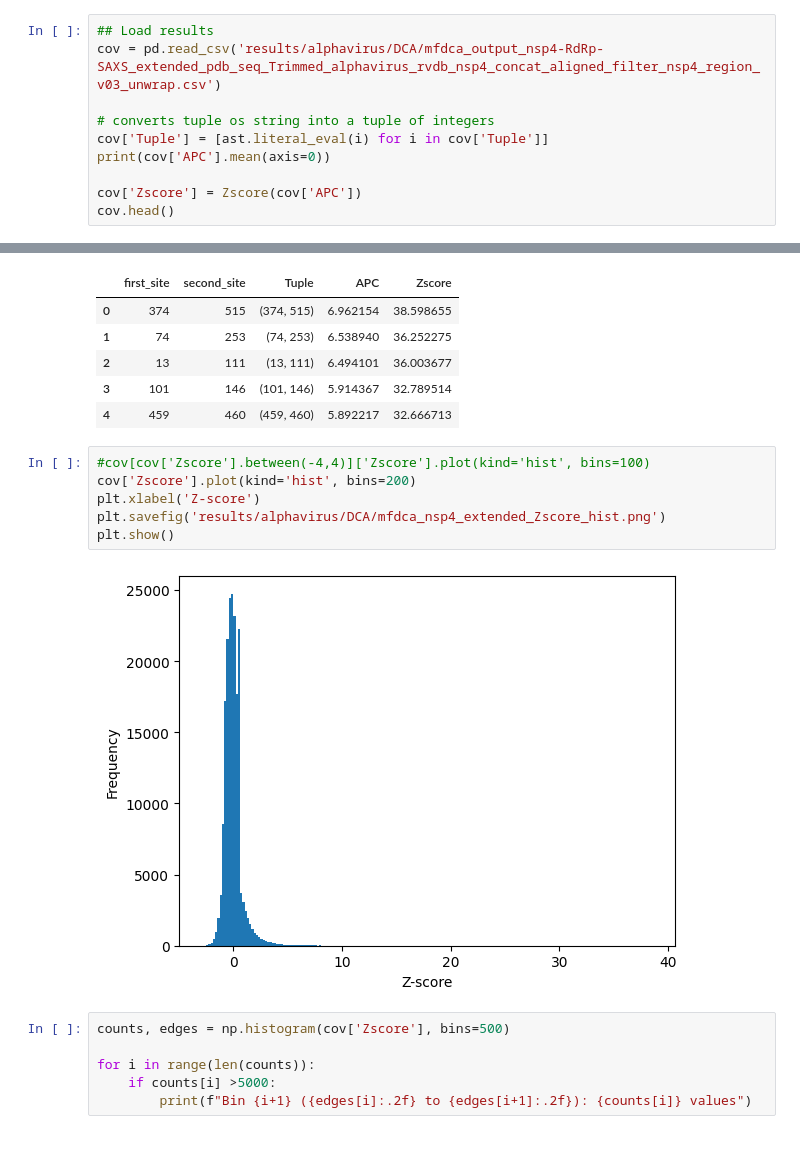
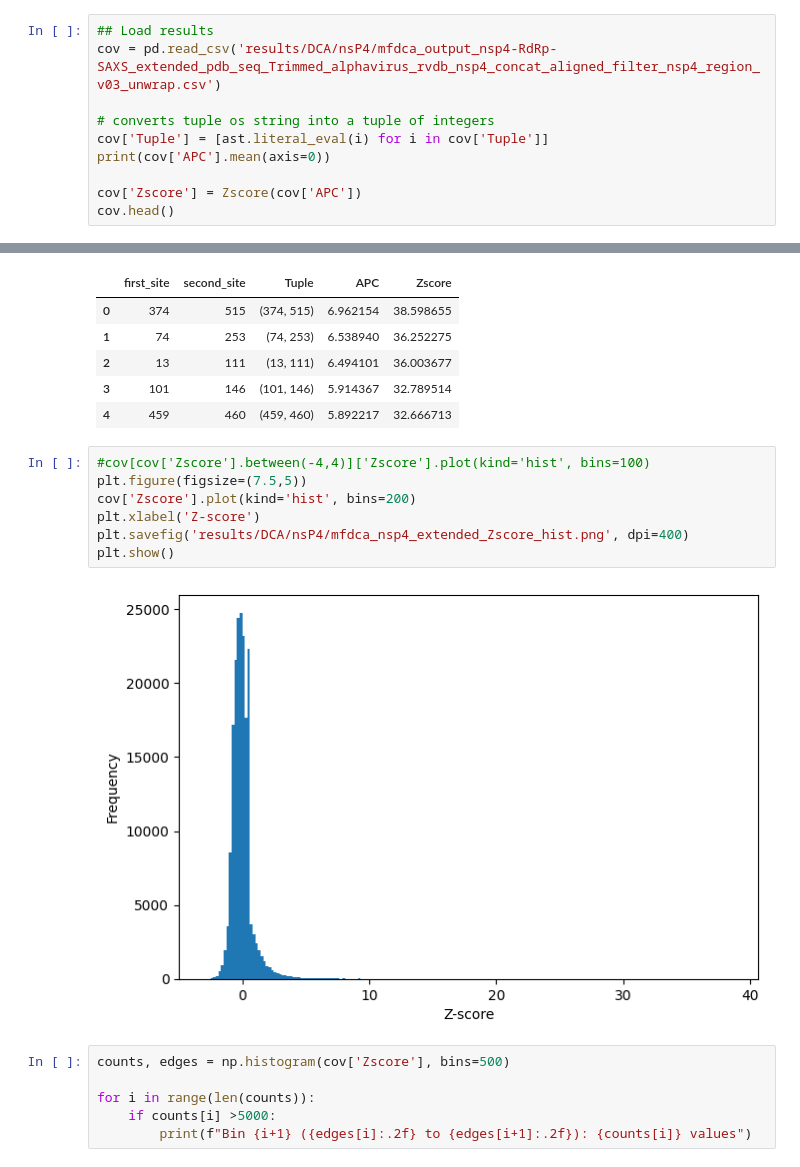
Before and after one commit to ziul-bio/alpnsp, a Jupyter notebook: alphavirus_DCA.ipynb, the cells around one changed output, grey strips where cells are left out. Drawn from its saved outputs; the diff is of its cells as text.

```diff
--- a/alphavirus_DCA.ipynb
+++ b/alphavirus_DCA.ipynb
@@ -40,7 +40,7 @@ def Zscore(column_val):
 ## Extended
 # %%
 ## Load results
-cov = pd.read_csv('results/alphavirus/DCA/mfdca_output_nsp4-RdRp-SAXS_extended_pdb_seq_Trimmed_alphavirus_rvdb_nsp4_concat_aligned_filter_nsp4_region_v03_unwrap.csv')
+cov = pd.read_csv('results/DCA/nsP4/mfdca_output_nsp4-RdRp-SAXS_extended_pdb_seq_Trimmed_alphavirus_rvdb_nsp4_concat_aligned_filter_nsp4_region_v03_unwrap.csv')
 
 # converts tuple os string into a tuple of integers
 cov['Tuple'] = [ast.literal_eval(i) for i in cov['Tuple']]
@@ -58,12 +58,13 @@ cov.head()
 | 4 | 459 | 460 | (459, 460) | 5.892217 | 32.666713 |
 # %%
 #cov[cov['Zscore'].between(-4,4)]['Zscore'].plot(kind='hist', bins=100)
+plt.figure(figsize=(7.5,5))
 cov['Zscore'].plot(kind='hist', bins=200)
 plt.xlabel('Z-score')
-plt.savefig('results/alphavirus/DCA/mfdca_nsp4_extended_Zscore_hist.png')
+plt.savefig('results/DCA/nsP4/mfdca_nsp4_extended_Zscore_hist.png', dpi=400)
 plt.show()
 # %% [output]
-[figure, old version]
+[figure, new version]
 # %%
 counts, edges = np.histogram(cov['Zscore'], bins=500)
 
```
Also changed, not shown: parts of 2 cells of this notebook, 3 other files.
